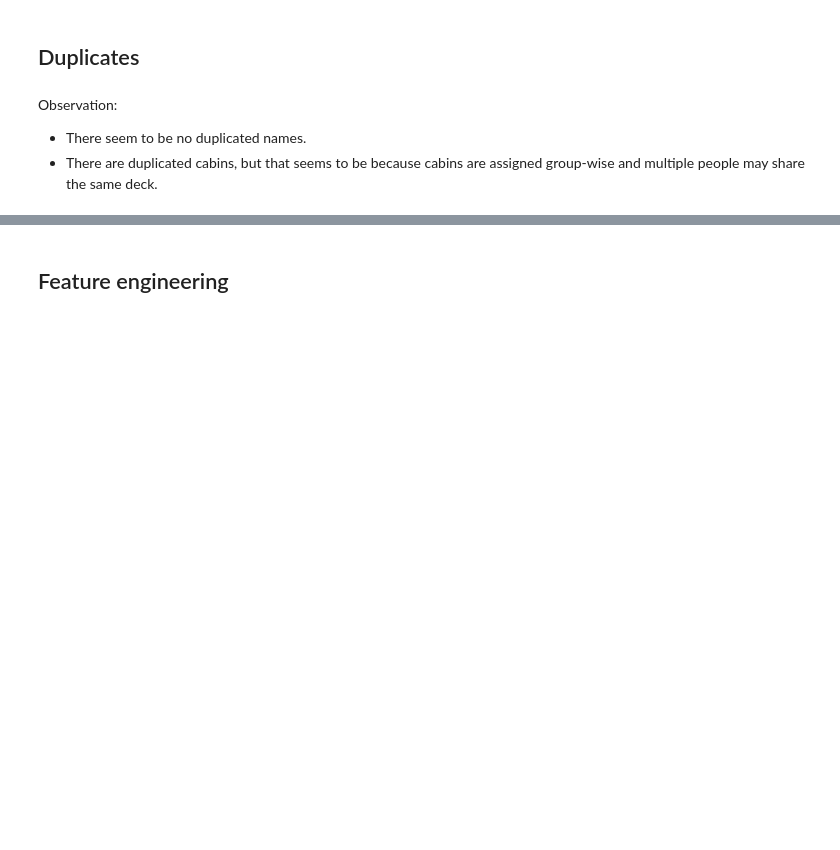
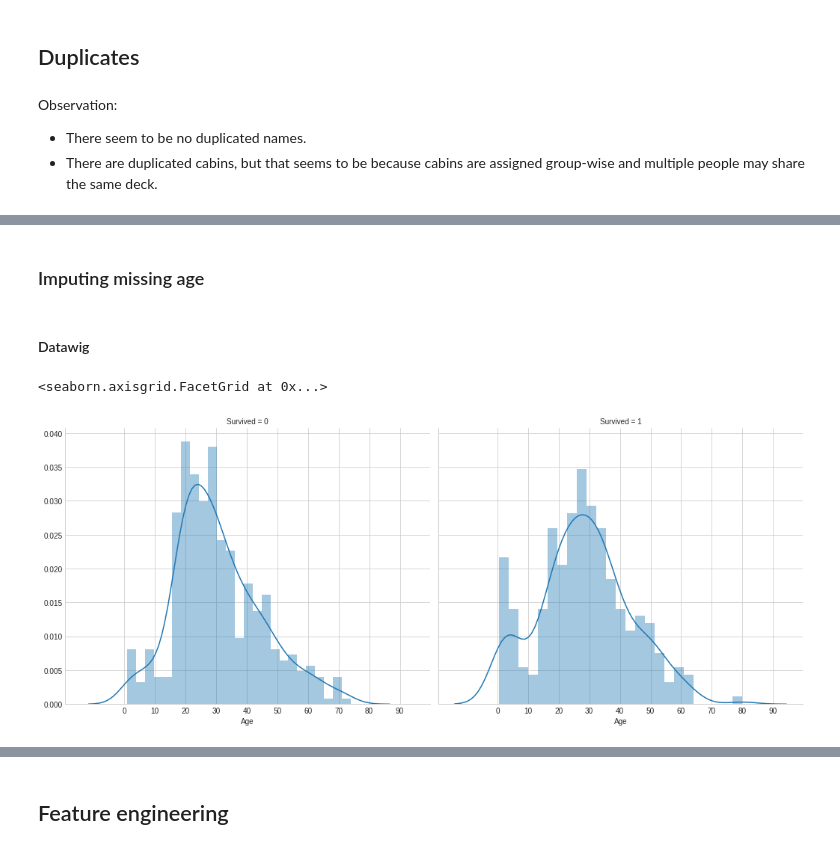
Before and after one commit to mirgee/data_projects, a Jupyter notebook: titanic/titanic.ipynb, the cells around one changed output, grey strips where cells are left out. Cells and saved outputs as stored; diff of their text form; code cells hidden in the pictures; blank space fills up the shorter version.

```diff
--- a/titanic/titanic.ipynb
+++ b/titanic/titanic.ipynb
@@ -148,0 +183,11 @@ Observation:
+# %% [markdown]
+### Imputing missing age
+# %% [markdown]
+#### Datawig
+# %%
+g = sns.FacetGrid(df_train, col='Survived', height=6, aspect=1.2)
+g.set(xticks=np.arange(0,len(df_train),10))
+g.map(sns.distplot, 'Age', bins=25)
+# %% [output]
+<seaborn.axisgrid.FacetGrid at 0x...>
+[figure, added]
```
Also changed, not shown: parts of 32 cells of this notebook.
